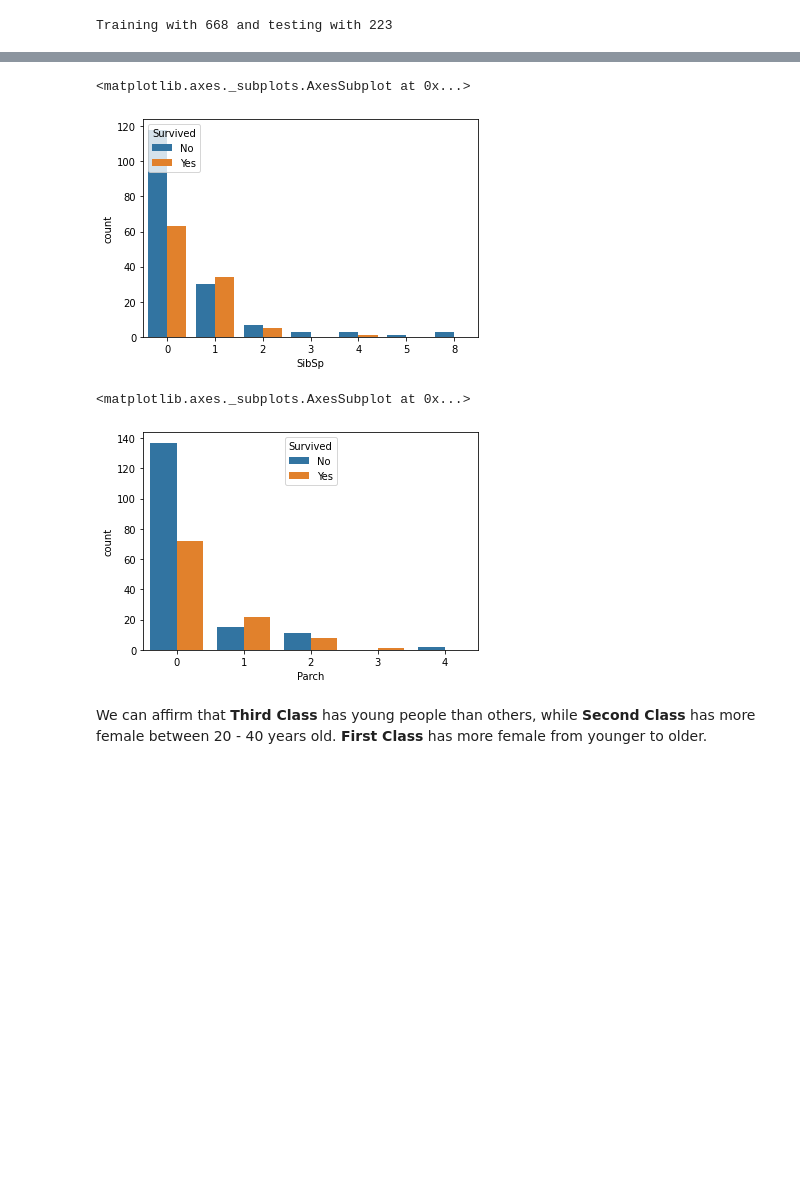
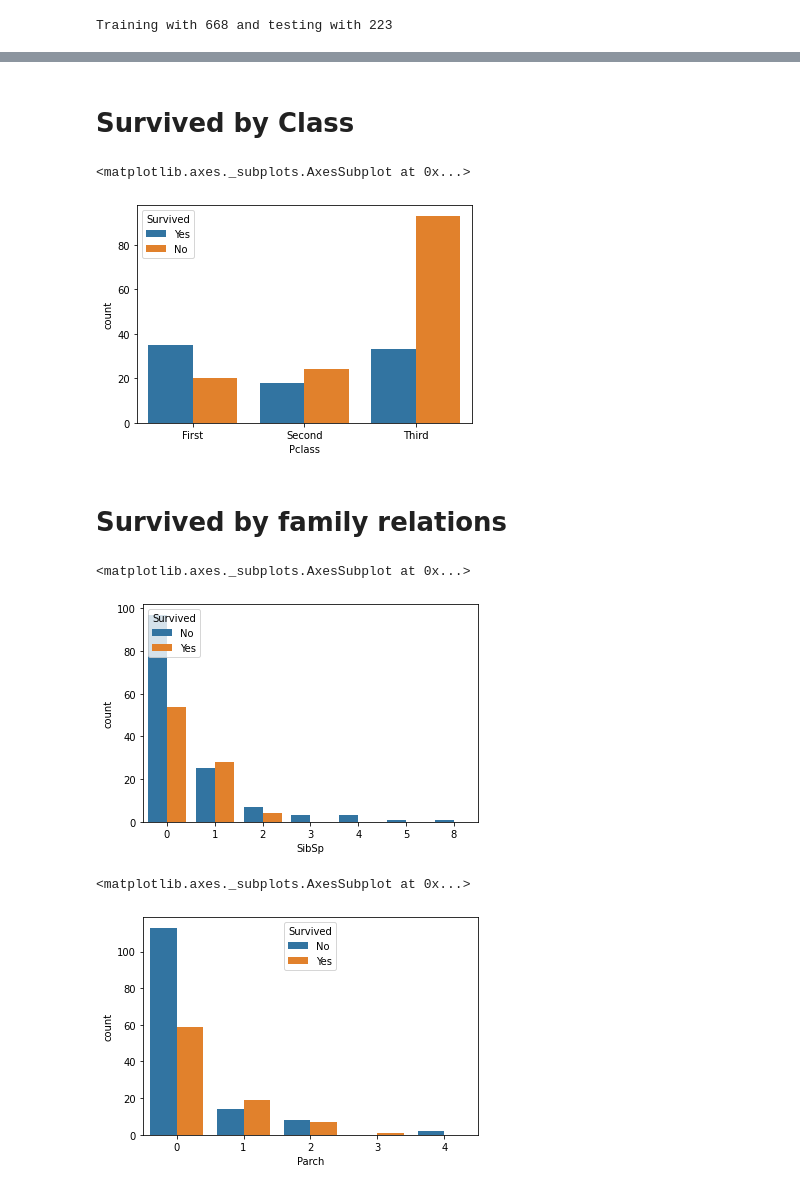
Before and after one commit to Hir4/ml-titanic, a Jupyter notebook: titanic.ipynb, the cells around one changed output, grey strips where cells are left out. Drawn from its saved outputs; the diff is of its cells as text; code cells hidden in the pictures; blank space fills up the shorter version.

```diff
--- a/titanic.ipynb
+++ b/titanic.ipynb
@@ -111,12 +153,19 @@ sns.countplot(data=new_df, x="Pclass", hue="Survived")
+# %% [markdown]
+# Survived by Class
+# %%
+sns.countplot(data=df_titanic_final.sort_values(by=["Pclass"]), x="Pclass", hue="Survived")
+# %% [output]
+<matplotlib.axes._subplots.AxesSubplot at 0x...>
+[figure, added]
+# %% [markdown]
+# Survived by family relations
 # %%
-sns.countplot(data=new_df, x="SibSp", hue="Survived")
+sns.countplot(data=df_titanic_final, x="SibSp", hue="Survived")
 # %% [output]
 <matplotlib.axes._subplots.AxesSubplot at 0x...>
-[figure, old version]
+[figure, new version]
 # %%
-sns.countplot(data=new_df, x="Parch", hue="Survived")
+sns.countplot(data=df_titanic_final, x="Parch", hue="Survived")
 # %% [output]
 <matplotlib.axes._subplots.AxesSubplot at 0x...>
-[figure, old version]
+[figure, new version]
-# %% [markdown]
-We can affirm that **Third Class** has young people than others, while **Second Class** has more female between 20 - 40 years old. **First Class** has more female from younger to older.
```
Also changed, not shown: parts of 15 cells of this notebook.
